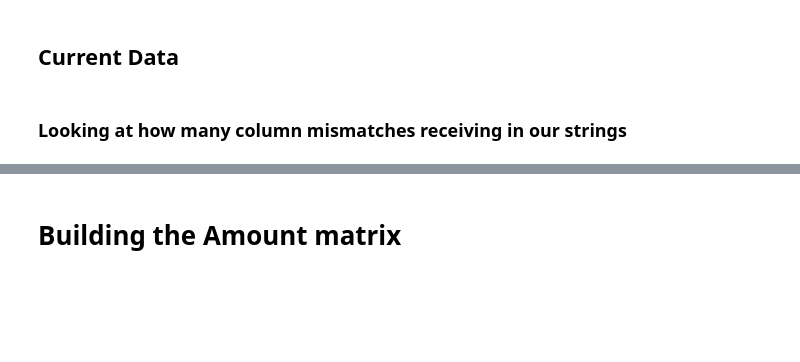
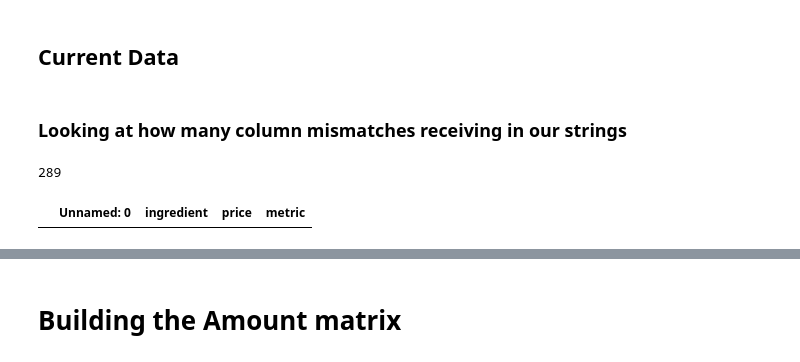
Before and after one commit to noahjillson/Recipe-Optimizations, a Jupyter notebook: ingredients.ipynb, the cells around one changed output, grey strips where cells are left out. Cells and saved outputs as stored; diff of their text form; code cells hidden in the pictures; blank space fills up the shorter version.

```diff
--- a/ingredients.ipynb
+++ b/ingredients.ipynb
@@ -203,4 +285,12 @@ for recipe in recipes:
             mismatches.add(ingredient)
+# %%
+len(mismatches)
+# %% [output]
+289
+# %%
+df[df['ingredient'] == 'chicken breast']
+# %% [output]
+|  | Unnamed: 0 | ingredient | price | metric |
 # %%
 mismatches
 # %% [output]
```
Also changed, not shown: parts of 14 cells of this notebook.
